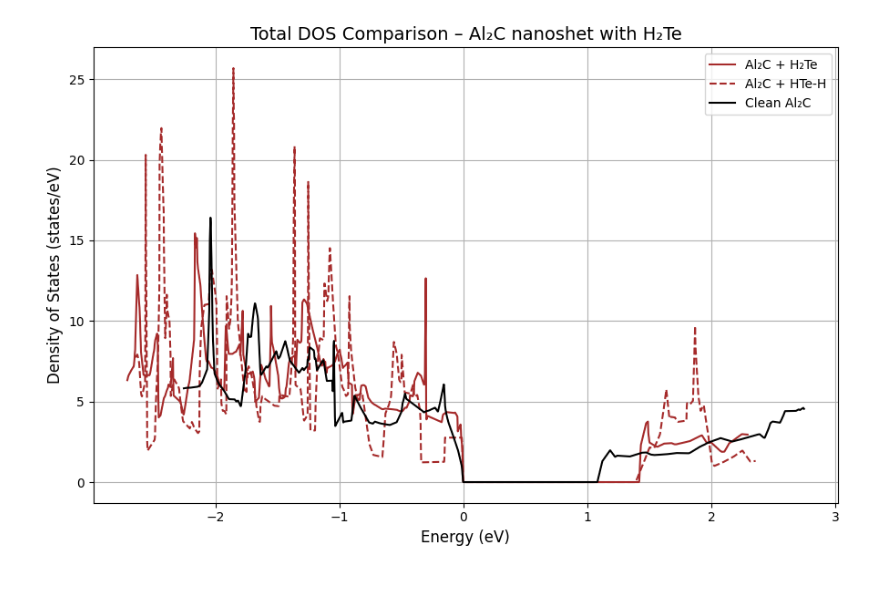
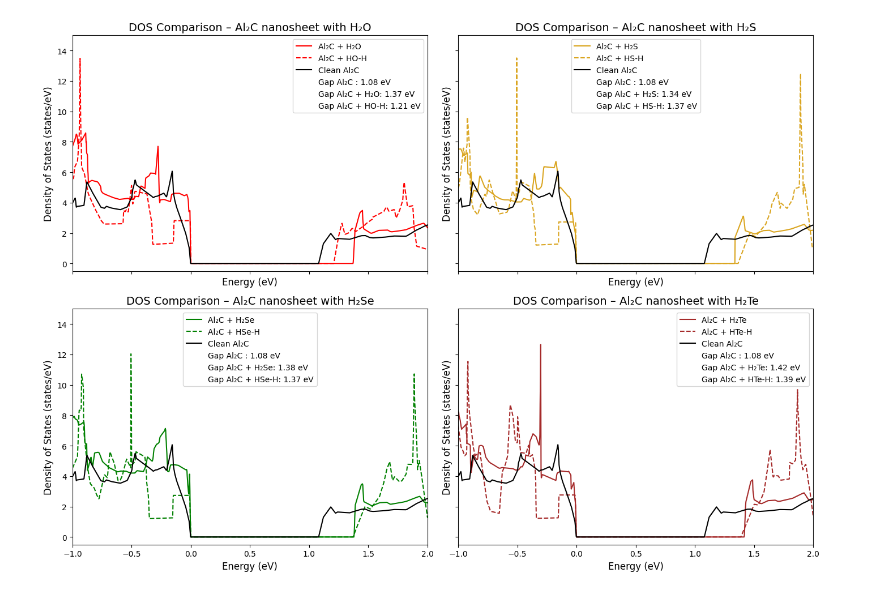
Before and after one commit to nmyalet90/DOS-analysis-Al2C-H2Xads, a Jupyter notebook: DOS-Al2C-H2X.ipynb, the cells around one changed output. Drawn from its saved outputs; the diff is of its cells as text; code cells hidden in the pictures.

```diff
--- a/DOS-Al2C-H2X.ipynb
+++ b/DOS-Al2C-H2X.ipynb
@@ -29,31 +29,51 @@ def estimate_band_gap(energies, dos, threshold=0.01):
         return 0
     gap_min = min(inside_gap)
     gap_max = max(inside_gap)
-    return gap_max - gap_min, gap_min, gap_max
-
-
-# Load TDOS from the three DOSCAR files
-energies1, dos1 = read_doscar("DOSCAR_H2Te")
-energies2, dos2 = read_doscar("DOSCAR_HTe-H")
-energies3, dos3 = read_doscar("DOSCAR_Al2C")
-
-# Calculate the band gap
-band_gap, gap_start, gap_end = estimate_band_gap(energies1, dos1)
-
-# Plotting
-plt.figure(figsize=(9, 6))
-
-plt.plot(energies1, dos1, color='brown', label='Al₂C + H₂Te')
-plt.plot(energies2, dos2, color='brown', linestyle='--', label='Al₂C + HTe-H')
-plt.plot(energies3, dos3, color='black', label='Clean Al₂C')
-
-# Labels and formatting
-plt.xlabel('Energy (eV)', fontsize=12)
-plt.ylabel('Density of States (states/eV)', fontsize=12)
-plt.title('Total DOS Comparison – Al₂C nanoshet with H₂Te', fontsize=14)
-plt.legend()
-plt.grid(True)
-plt.tight_layout()
-plt.show()
+    gap = round(gap_max - gap_min, 2)
+    return gap
-# %% [output]
-[figure, removed]
+# %%
+# Read DOS for clean Al2C and calculete the band gap
+energies_clean, dos_clean = read_doscar('DOSCAR_Al2C')
+gap_clean = estimate_band_gap(energies_clean, dos_clean)
+
+# Define systems and their colors
+systems = [
+    ('H₂O', 'DOSCAR_H2O', 'DOSCAR_HO-H', 'red'),
+    ('H₂S', 'DOSCAR_H2S', 'DOSCAR_HS-S', '#DAA520'),
+    ('H₂Se', 'DOSCAR_H2Se', 'DOSCAR_HSe-H', 'green'),
+    ('H₂Te', 'DOSCAR_H2Te', 'DOSCAR_HTe-H', 'brown')
+]
+
+# Create 2x2 subplots
+fig, axes = plt.subplots(2, 2, figsize=(14, 10), sharex=True, sharey=True)
+axes = axes.flatten()
+
+# Plot each system
+for i, (label, doscar_h2x, doscar_hx_h, color) in enumerate(systems):
+    energies1, dos1 = read_doscar(doscar_h2x)         # read DOSCAR A2C + H2X
+    energies2, dos2 = read_doscar(doscar_hx_h)        # read DOSCAR A2C + HX-H
+    gap1 = estimate_band_gap(energies1, dos1)         # calculate band gap A2C + HX-H
+    gap2 = estimate_band_gap(energies2, dos2)         # calculate band gap A2C + H2X
+
+    ax = axes[i]
+    ax.plot(energies1, dos1, color=color, label=f'Al₂C + {label}')
+    ax.plot(energies2, dos2, color=color, linestyle='--', label=f'Al₂C + {label.replace("₂", "")}-H')
+    ax.plot(energies_clean, dos_clean, color='black', label='Clean Al₂C')
+
+    ax.plot([], [], ' ', label=f'Gap Al₂C : {gap_clean} eV')
+    ax.plot([], [], ' ', label=f'Gap Al₂C + {label}: {gap1} eV')
+    ax.plot([], [], ' ', label=f'Gap Al₂C + {label.replace("₂", "")}-H: {gap2} eV')
+
+    ax.set_xlabel('Energy (eV)', fontsize=12)
+    ax.set_ylabel('Density of States (states/eV)', fontsize=12)
+    ax.set_title(f'DOS Comparison – Al₂C nanosheet with {label}', fontsize=14)
+    ax.set_xlim(-1, 2)
+    ax.set_ylim(-0.5, 15)
+    ax.legend()
+    ax.grid(False)
+
+# Adjust layout
+plt.tight_layout()
+plt.show()
+# %% [output]
+[figure, added]
```
